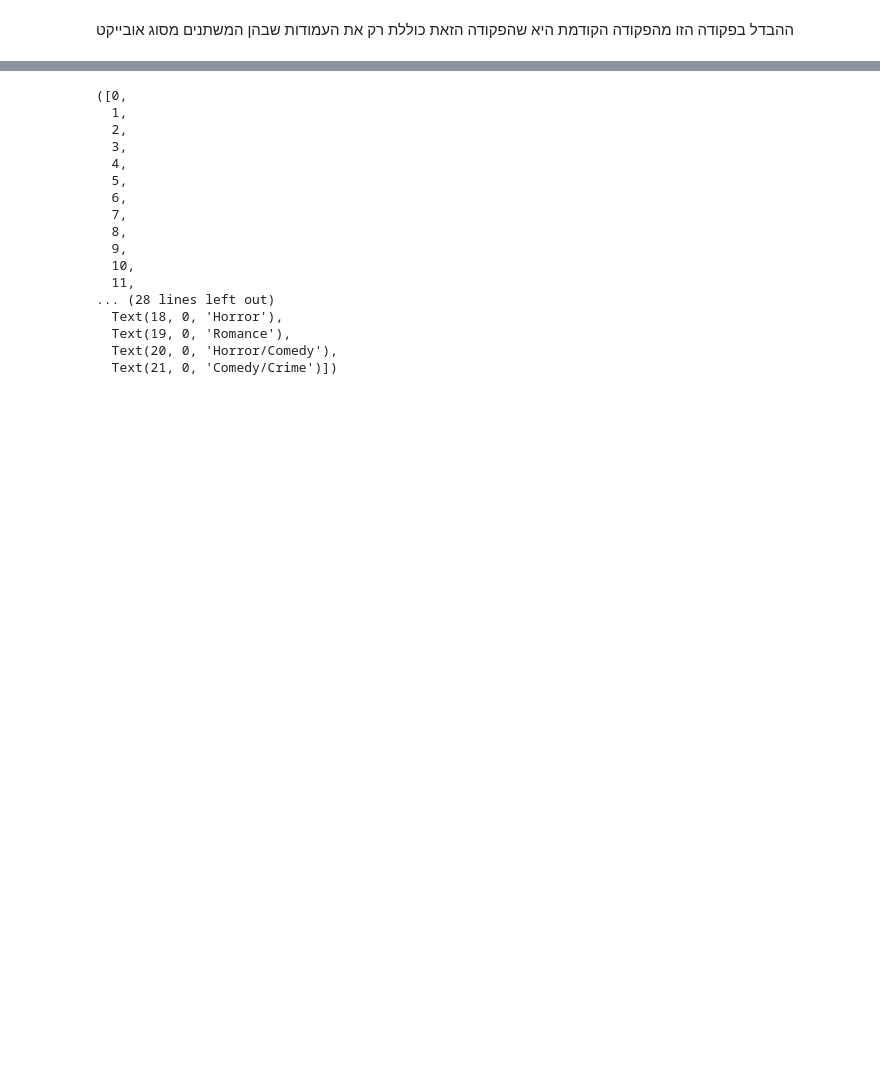
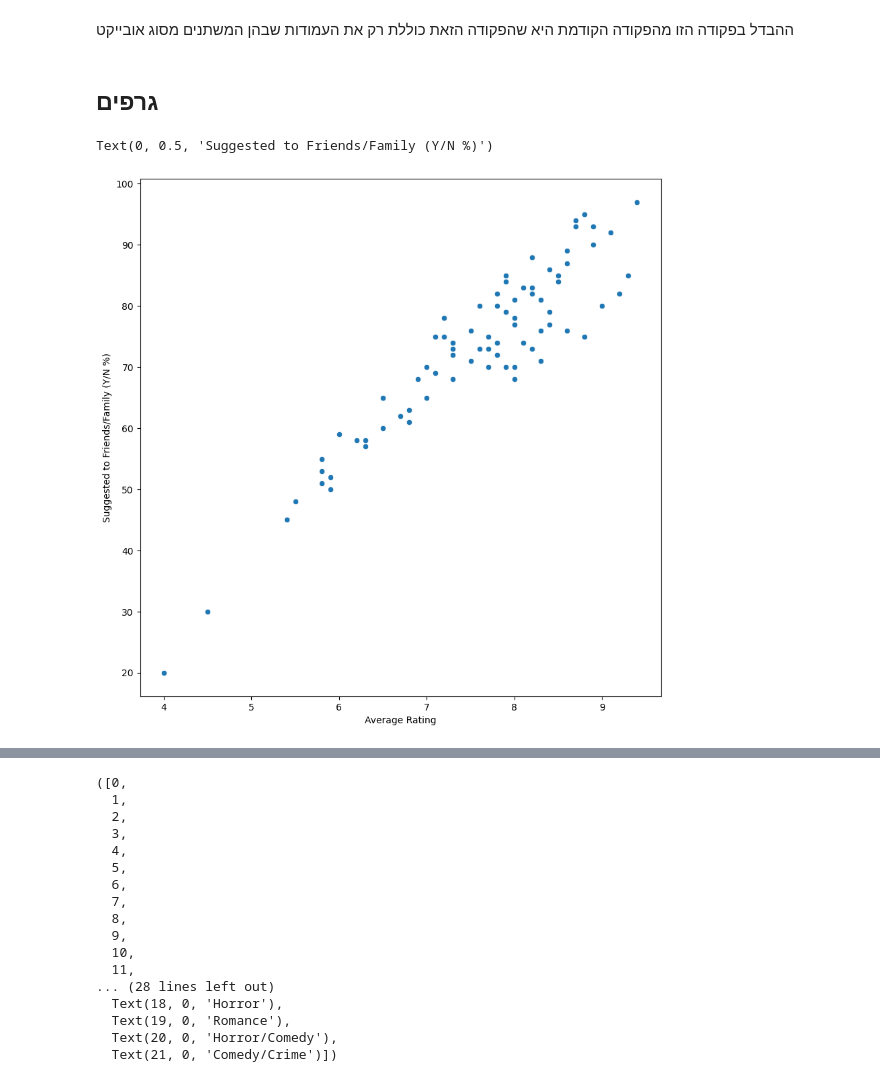
Before and after one commit to Noa810/gal, a Jupyter notebook: project_40_.ipynb, the cells around one changed output, grey strips where cells are left out. Cells and saved outputs as stored; diff of their text form; code cells hidden in the pictures; blank space fills up the shorter version.

```diff
--- a/project_40_.ipynb
+++ b/project_40_.ipynb
@@ -15,7 +15,7 @@ import pandas as pd
 import seaborn as sns
 import matplotlib.pyplot as plt
 # %%
-df = pd.read_csv('/content/Netflix Life Impact Dataset (NLID).csv')
+df = pd.read_csv('/content/archive (1).zip')
 # %%
 df
 # %% [output]
@@ -187,3 +187,16 @@ df.select_dtypes(include="object").nunique()
 dtype: int64
 # %% [markdown]
 ההבדל בפקודה הזו מהפקודה הקודמת היא שהפקודה הזאת כוללת רק את העמודות שבהן המשתנים מסוג אובייקט
+# %% [markdown]
+
+## **גרפים**
+# %%
+df['Suggested to Friends/Family (Y/N %)'] = df['Suggested to Friends/Family (Y/N %)'].str.replace('%', '').str.replace('Y', '')
+df['Suggested to Friends/Family (Y/N %)'] = pd.to_numeric(df['Suggested to Friends/Family (Y/N %)'], errors='coerce').astype('double')
+plt.figure(figsize=(10,10))
+sns.scatterplot(x = df['Average Rating'] , y = df['Suggested to Friends/Family (Y/N %)'])
+plt.xlabel('Average Rating')
+plt.ylabel("Suggested to Friends/Family (Y/N %)")
+# %% [output]
+Text(0, 0.5, 'Suggested to Friends/Family (Y/N %)')
+[figure, added]
```
Also changed, not shown: parts of 2 cells of this notebook.
